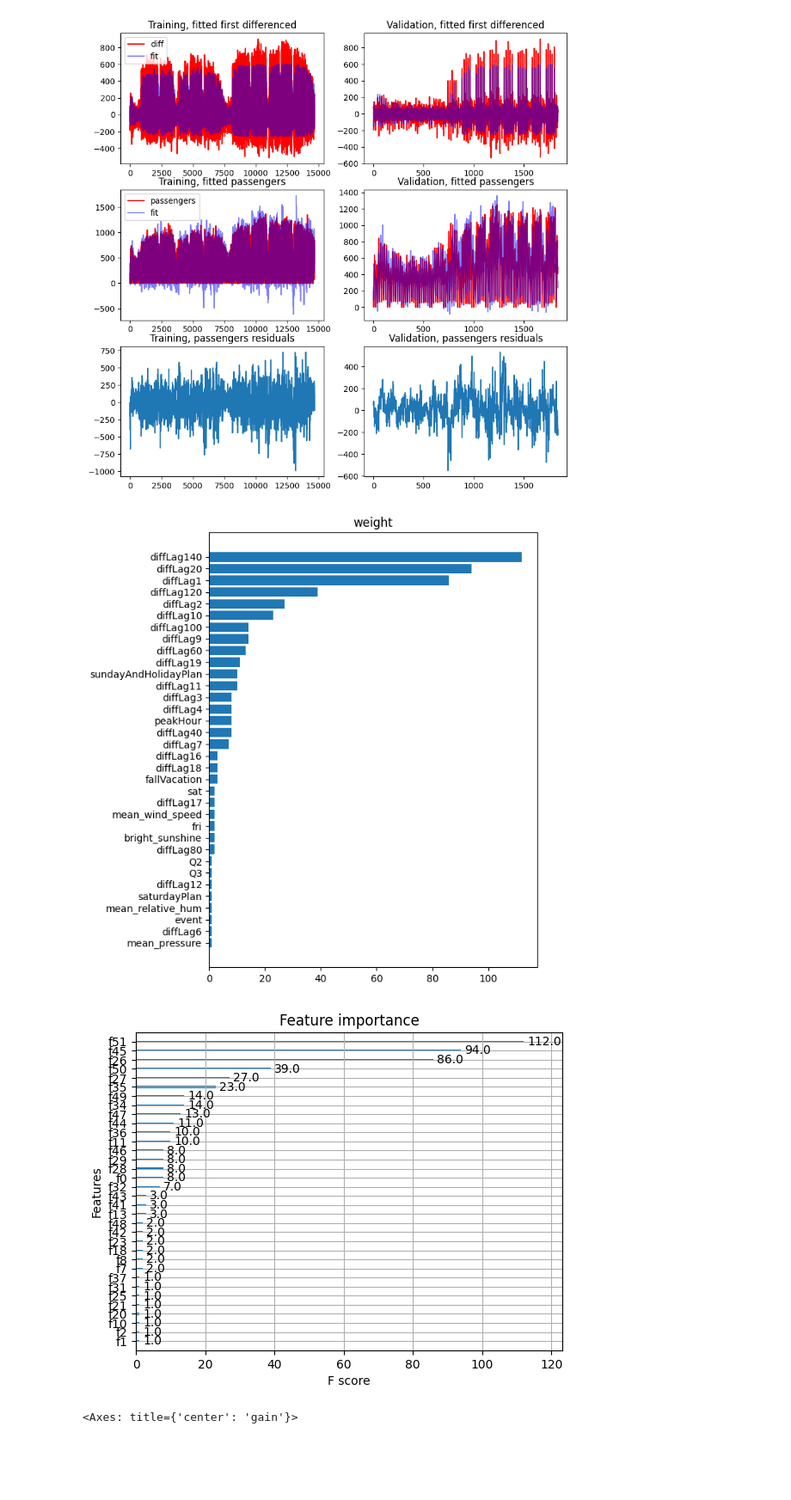
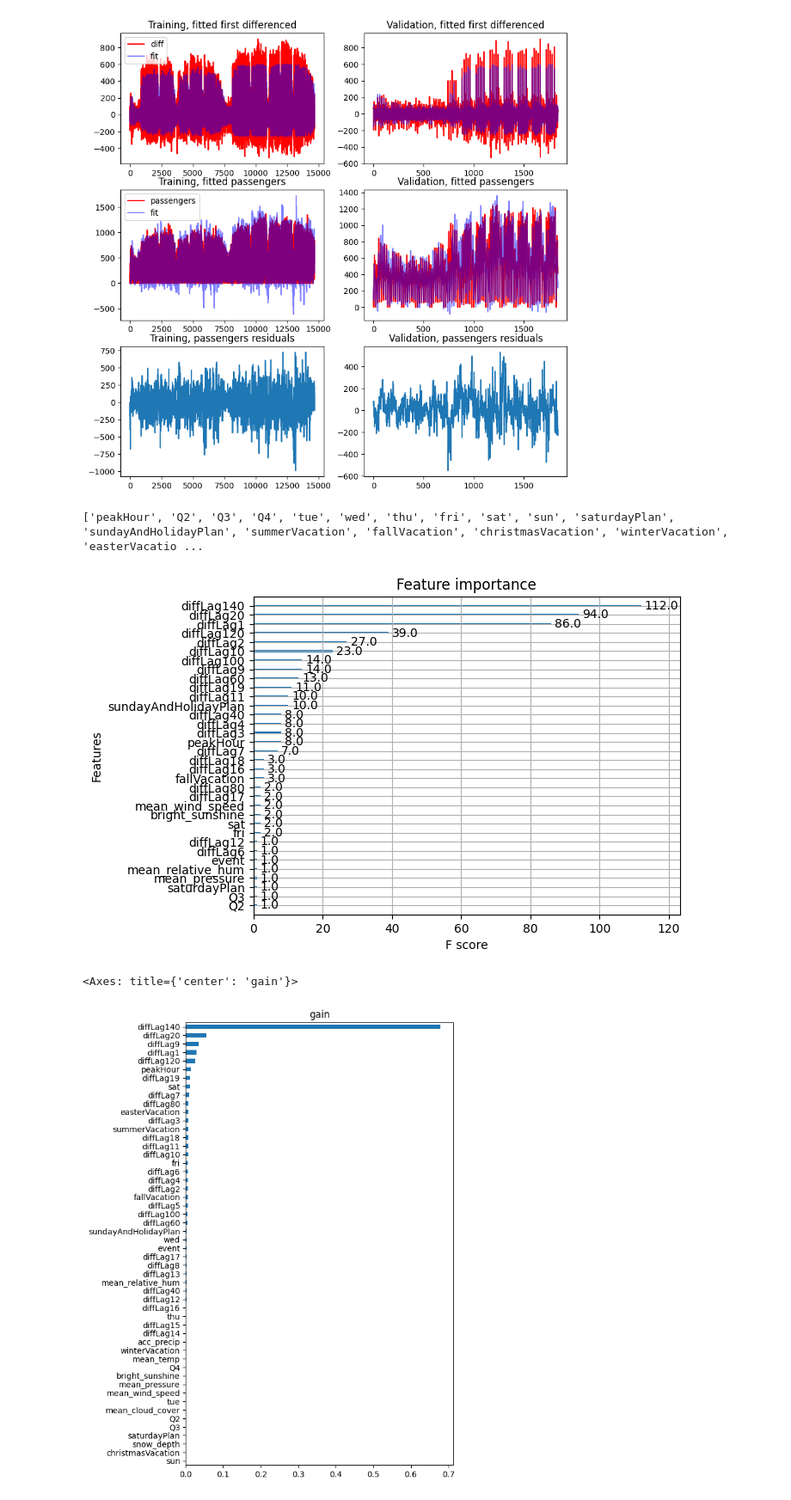
Before and after one commit to andr830g/Machine-Learning-Passenger-Forecasting, a Jupyter notebook: MachineLearningModelling.ipynb, the cells around one changed output. Shown at 86% size. Cells and saved outputs as stored; diff of their text form; code cells hidden in the pictures; blank space fills up the shorter version.

```diff
--- a/MachineLearningModelling.ipynb
+++ b/MachineLearningModelling.ipynb
@@ -24,9 +25,12 @@ y_train = train60_line[target]
 X_val = val60_line.drop(columns=dropCols, axis=1)
 y_val = val60_line[target]
 
+# scale and keep column names
 scalar = StandardScaler()
-X_train_scaled = scalar.fit_transform(X_train)
-X_val_scaled = scalar.transform(X_val)
+X_train_scaled = pd.DataFrame()
+X_val_scaled = pd.DataFrame()
+X_train_scaled[X_train.columns] = scalar.fit_transform(X_train[X_train.columns])
+X_val_scaled[X_val.columns] = scalar.transform(X_val[X_val.columns])
 # %%
 # grid search for best val mae%
 best_val_mae = 100000
@@ -56,6 +60,8 @@ for estimators in [2, 5, 8, 10, 15, 20, 25, 30, 35, 40, 45, 50]:
                 best_val_mae = val_mae
                 best_model = model
                 print(estimators, depth, lr, val_mae, val_mape, val_rmse)
+
+best_model.feature_names = list(X_train.columns)
 # %% [output]
 2 2 0.5 0.263 0.816 0.337
 2 2 0.3 0.212 0.714 0.294
@@ -135,28 +141,16 @@ plt.show()
 [figure]
 # %%
 # feature importance
-scores = best_model.get_booster().get_fscore()
-names = best_model.feature_names
-score = dict()
-for k in scores.keys():
-    score[names[int(k[1:])]] = scores[k]
-
-keys = np.array(list(score.keys()))
-vals = np.array(list(score.values()))
-arg_sort = np.argsort(vals)
-
-fig, ax = plt.subplots(1, figsize=(6, 8))
-ax.barh(keys[arg_sort], vals[arg_sort])
-ax.set_title('weight')
-plt.plot()
+print(best_model.feature_names)
 
 fig, ax = plt.subplots(1)
 xgb.plot_importance(best_model, ax=ax)
 plt.show()
 
 importances = model.feature_importances_
 pd.Series(importances, index=X_train.columns).sort_values().plot.barh(figsize=(6, 10), title='gain')
 # %% [output]
+['peakHour', 'Q2', 'Q3', 'Q4', 'tue', 'wed', 'thu', 'fri', 'sat', 'sun', 'saturdayPlan', 'sundayAndHolidayPlan', 'summerVacation', 'fallVacation', 'christmasVacation', 'winterVacation', 'easterVacatio ...
-[figure, old version]
+[figure, new version]
+<Axes: title={'center': 'gain'}>
-[figure, old version]
+[figure, new version]
-<Axes: title={'center': 'gain'}>
```
Also changed, not shown: parts of 4 cells of this notebook.
